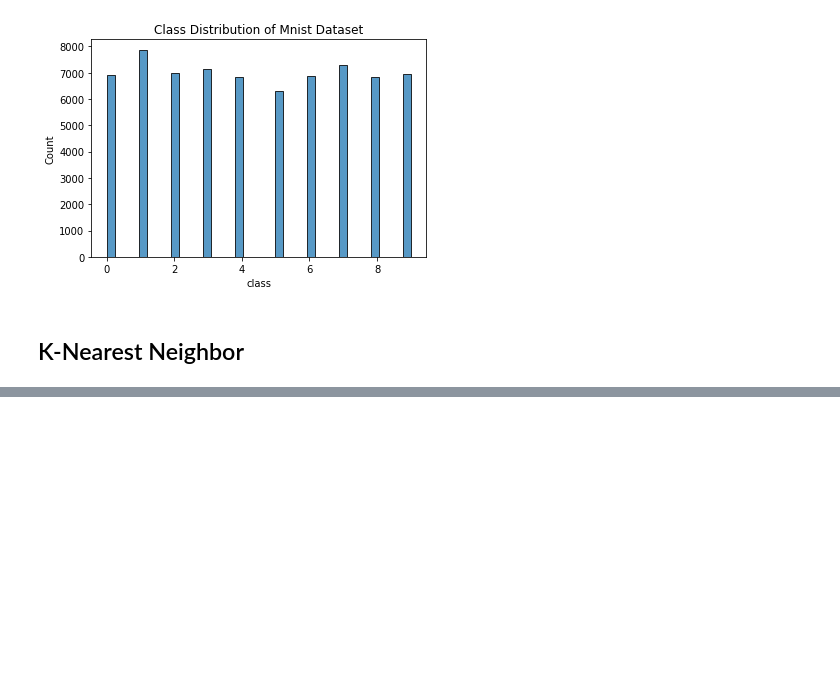
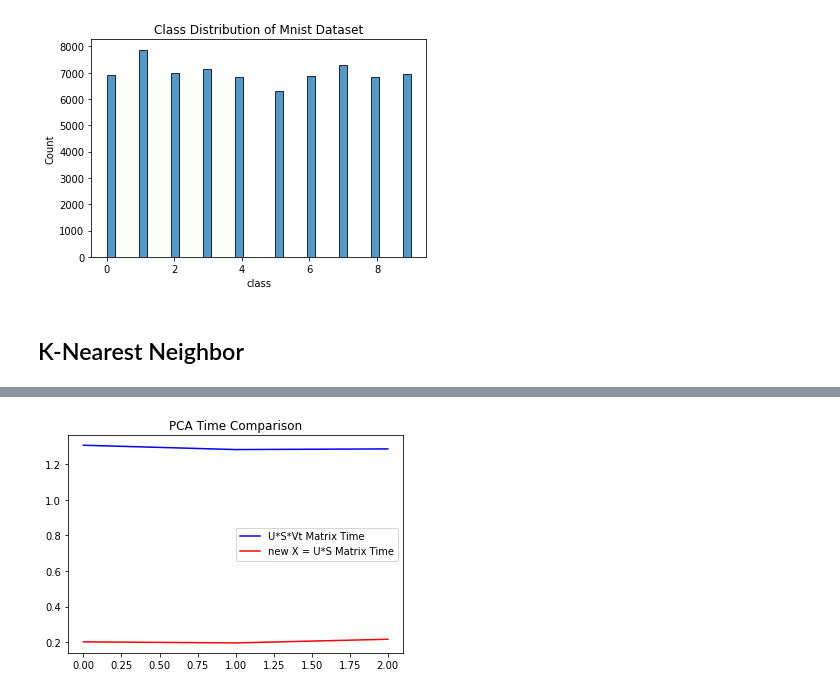
Before and after one commit to minercode625/Archive, a Jupyter notebook: ML/NN/Euclidean_Mnist/001_Classification_Mnist.ipynb, the cells around one changed output, grey strips where cells are left out. Cells and saved outputs as stored; diff of their text form; code cells hidden in the pictures; blank space fills up the shorter version.

```diff
--- a/ML/NN/Euclidean_Mnist/001_Classification_Mnist.ipynb
+++ b/ML/NN/Euclidean_Mnist/001_Classification_Mnist.ipynb
@@ -146,0 +379,3 @@ Training Time : 12.2262 sec
+# %%
+pca_fit_time_list = []
+features_extract_time_list = []
@@ -146,0 +470,17 @@ Training Time : 12.2262 sec
+# %%
+n_components = 3
+
+pca_dims = PCA(n_components)
+print(f"The number of components : {n_components}")
+
+start_time = time.perf_counter()
+pca_dims.fit(X)
+pca_fit_time = time.perf_counter () - start_time
+print(f"Calculating U*S*Vt Matrix Time: {pca_fit_time:4f}")
+pca_fit_time_list.append(pca_fit_time)
+
+start_time = time.perf_counter()
+features = pca_dims.transform(X)
+features_extract_time = time.perf_counter () - start_time
+print(f"Calculating new X = U*S Matrix Time: {features_extract_time:4f}")
+features_extract_time_list.append(features_extract_time)
@@ -146,0 +556,17 @@ Training Time : 12.2262 sec
+# %%
+n_components = 5
+
+pca_dims = PCA(n_components)
+print(f"The number of components : {n_components}")
+
+start_time = time.perf_counter()
+pca_dims.fit(X)
+pca_fit_time = time.perf_counter () - start_time
+print(f"Calculating U*S*Vt Matrix Time: {pca_fit_time:4f}")
+pca_fit_time_list.append(pca_fit_time)
+
+start_time = time.perf_counter()
+features = pca_dims.transform(X)
+features_extract_time = time.perf_counter () - start_time
+print(f"Calculating new X = U*S Matrix Time: {features_extract_time:4f}")
+features_extract_time_list.append(features_extract_time)
@@ -146,0 +616,10 @@ Training Time : 12.2262 sec
+# %%
+plt.figure()
+plt.plot(pca_fit_time_list, "b", label="U*S*Vt Matrix Time")
+plt.legend()
+plt.plot(features_extract_time_list, "r", label="new X = U*S Matrix Time")
+plt.legend()
+plt.title("PCA Time Comparison")
+plt.show()
+# %% [output]
+[figure, added]
```
Also changed, not shown: parts of 25 cells of this notebook.
